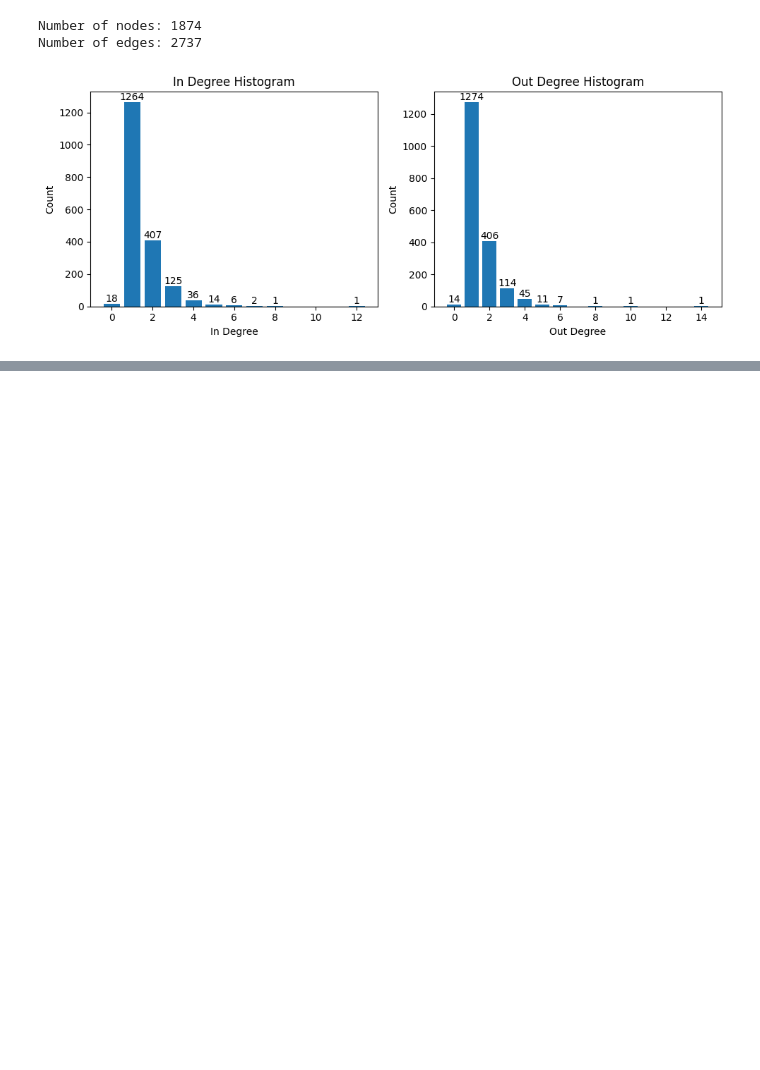
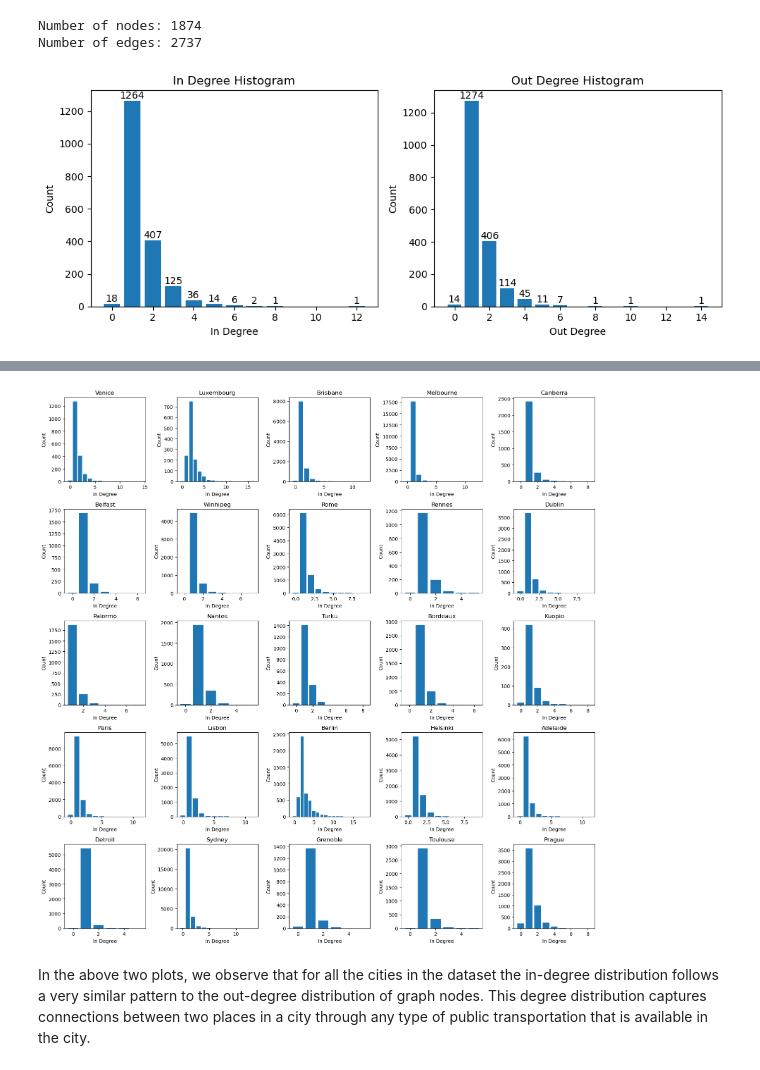
Before and after one commit to ravinitheshreddy/urban-transit-networks-analysis, a Jupyter notebook: notebooks/EDA/eda1.ipynb, the cells around one changed output, grey strips where cells are left out. Saved outputs shown, nothing was run; the diff lists cells and outputs as text; code cells hidden in the pictures; blank space fills up the shorter version.

```diff
--- a/notebooks/EDA/eda1.ipynb
+++ b/notebooks/EDA/eda1.ipynb
@@ -171,0 +212,31 @@ plt.show()
+# %%
+# Out-Degree distribution of the transport network across different cities.
+import os
+cities = []
+for name in os.listdir(city_network_graphs):
+    name = name.split(".gpickle")[0]
+    cities.append(name)
+
+fig, axes = plt.subplots(5, 5, figsize=(16, 16))
+for idx, city in enumerate(cities):
+    # Load the graph for this city
+    city_G = load_city_graph(city)
+    out_degree_sequence = sorted([d for n, d in city_G.out_degree()], reverse=True)
+    out_degree_count = collections.Counter(out_degree_sequence)
+    out_deg, out_count = zip(*out_degree_count.items())
+
+    # Plot the distribution as a bar graph
+    row = int(idx / 5)
+    col = idx % 5
+
+    inbars = axes[row][col].bar(out_deg, out_count)
+    axes[row][col].set_title(city.title())
+    axes[row][col].set_ylabel("Count")
+    axes[row][col].set_xlabel("In Degree")
+
+fig.tight_layout()
+# %% [output]
+[figure, added]
+# %% [markdown]
+In the above two plots, we observe that for all the cities in the dataset the in-degree distribution follows a very similar pattern to the out-degree distribution of graph nodes.
+This degree distribution captures connections between two places in a city through any type of public transportation that is available in the city.
```
Also changed, not shown: parts of 38 cells of this notebook, 1 other file.
